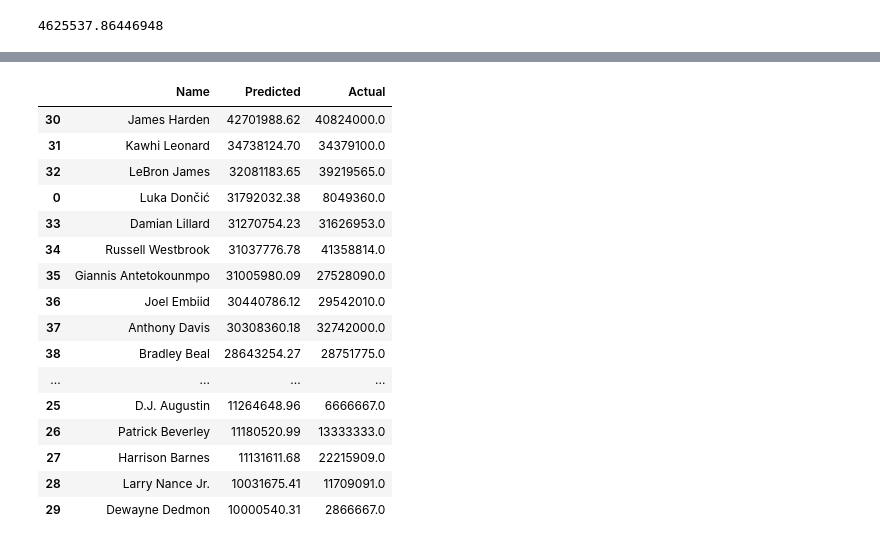
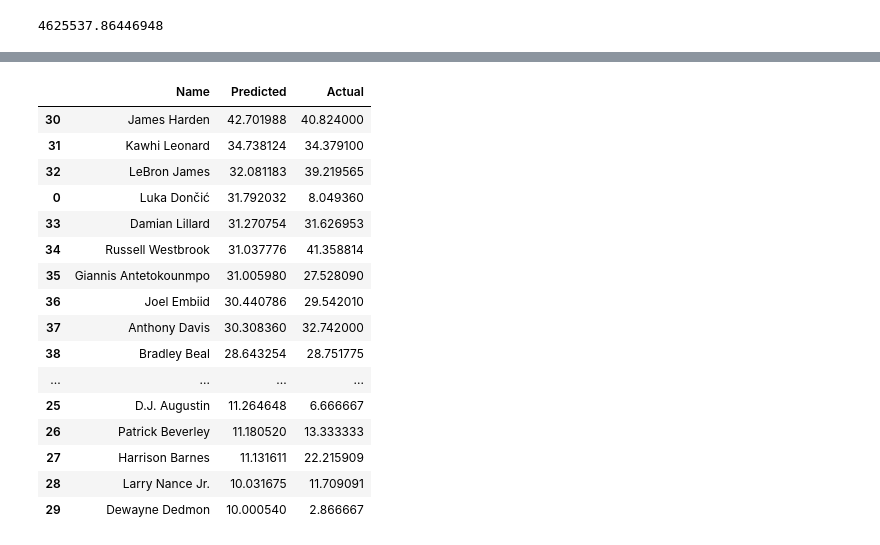
Before and after one commit to MatthewJin11/random_projects, a Jupyter notebook: NBA Salary Regression.ipynb, the cells around one changed output, grey strips where cells are left out. Saved outputs shown, nothing was run; the diff lists cells and outputs as text; code cells hidden in the pictures.

```diff
--- a/NBA Salary Regression.ipynb
+++ b/NBA Salary Regression.ipynb
@@ -402,6 +403,7 @@ lin_rmse
 #     print(nba_2020_stats.iloc[salary:salary+1].index.values[0],
 #           salary_predictions[salary], labels[nba_2020_stats.iloc[salary:salary+1].index.values[0]])
 
+# training data
 nba_list_seen = []
 
 for salary in top_30:
@@ -409,7 +411,9 @@ for salary in top_30:
           salary_predictions[salary], labels[nba_2020_stats.iloc[salary:salary+1].index.values[0]]))
 
 df_seen = pd.DataFrame(nba_list_seen, columns =['Name', 'Predicted', 'Actual'])
-df_seen['Predicted'] = df_seen['Predicted'].apply(lambda x: '{:.2f}'.format(x))
+df_seen['Predicted'] = df_seen['Predicted'].astype(int)
+df_seen['Predicted'] = df_seen["Predicted"] / 1000000
+df_seen['Actual'] = df_seen["Actual"] / 1000000
 df_seen
 # %% [output]
 |  | Name | Predicted | Actual |
@@ -441,7 +445,15 @@ top_30_unseen = new_salary_predictions.argsort()[-30:][::-1] # top 30 unseen sal
 # for salary in top_30_unseen:
 #     print(X_test.iloc[salary:salary+1].index.values[0],
 #           new_salary_predictions[salary], y_test[X_test.iloc[salary:salary+1].index.values[0]])
+
+# test set
 nba_list = []
 for salary in top_30_unseen:
     nba_list.append((X_test.iloc[salary:salary+1].index.values[0],
           new_salary_predictions[salary], y_test[X_test.iloc[salary:salary+1].index.values[0]]))
+
+df_unseen = pd.DataFrame(nba_list, columns =['Name', 'Predicted', 'Actual'])
+df_unseen['Predicted'] = df_unseen['Predicted'].astype(int)
+df_unseen['Predicted'] = df_unseen["Predicted"] / 1000000
+df_unseen['Actual'] = df_unseen["Actual"] / 1000000
+df_unseen
@@ -448,4 +477,0 @@ for salary in top_30_unseen:
-# %%
-df_unseen = pd.DataFrame(nba_list, columns =['Name', 'Predicted', 'Actual'])
-df_unseen['Predicted'] = df_unseen['Predicted'].apply(lambda x: '{:.2f}'.format(x))
-df_unseen
@@ -470,22 +478,23 @@ df_unseen
 # %%
-df_final = pd.concat([df, df_seen], ignore_index=True)
+# altogether
+df_final = pd.concat([df_unseen, df_seen], ignore_index=True)
 df_final = df_final.sort_values(by=["Predicted"], ascending=False)
 df_final
 # %% [output]
 |  | Name | Predicted | Actual |
-| 30 | James Harden | 42701988.62 | 40824000.0 |
-| 31 | Kawhi Leonard | 34738124.70 | 34379100.0 |
-| 32 | LeBron James | 32081183.65 | 39219565.0 |
-| 0 | Luka Dončić | 31792032.38 | 8049360.0 |
-| 33 | Damian Lillard | 31270754.23 | 31626953.0 |
-| 34 | Russell Westbrook | 31037776.78 | 41358814.0 |
-| 35 | Giannis Antetokounmpo | 31005980.09 | 27528090.0 |
-| 36 | Joel Embiid | 30440786.12 | 29542010.0 |
-| 37 | Anthony Davis | 30308360.18 | 32742000.0 |
-| 38 | Bradley Beal | 28643254.27 | 28751775.0 |
+| 30 | James Harden | 42.701988 | 40.824000 |
+| 31 | Kawhi Leonard | 34.738124 | 34.379100 |
+| 32 | LeBron James | 32.081183 | 39.219565 |
+| 0 | Luka Dončić | 31.792032 | 8.049360 |
+| 33 | Damian Lillard | 31.270754 | 31.626953 |
+| 34 | Russell Westbrook | 31.037776 | 41.358814 |
+| 35 | Giannis Antetokounmpo | 31.005980 | 27.528090 |
+| 36 | Joel Embiid | 30.440786 | 29.542010 |
+| 37 | Anthony Davis | 30.308360 | 32.742000 |
+| 38 | Bradley Beal | 28.643254 | 28.751775 |
 | ... | ... | ... | ... |
-| 25 | D.J. Augustin | 11264648.96 | 6666667.0 |
-| 26 | Patrick Beverley | 11180520.99 | 13333333.0 |
-| 27 | Harrison Barnes | 11131611.68 | 22215909.0 |
-| 28 | Larry Nance Jr. | 10031675.41 | 11709091.0 |
-| 29 | Dewayne Dedmon | 10000540.31 | 2866667.0 |
+| 25 | D.J. Augustin | 11.264648 | 6.666667 |
+| 26 | Patrick Beverley | 11.180520 | 13.333333 |
+| 27 | Harrison Barnes | 11.131611 | 22.215909 |
+| 28 | Larry Nance Jr. | 10.031675 | 11.709091 |
+| 29 | Dewayne Dedmon | 10.000540 | 2.866667 |
```
Also changed, not shown: parts of 4 cells of this notebook.
